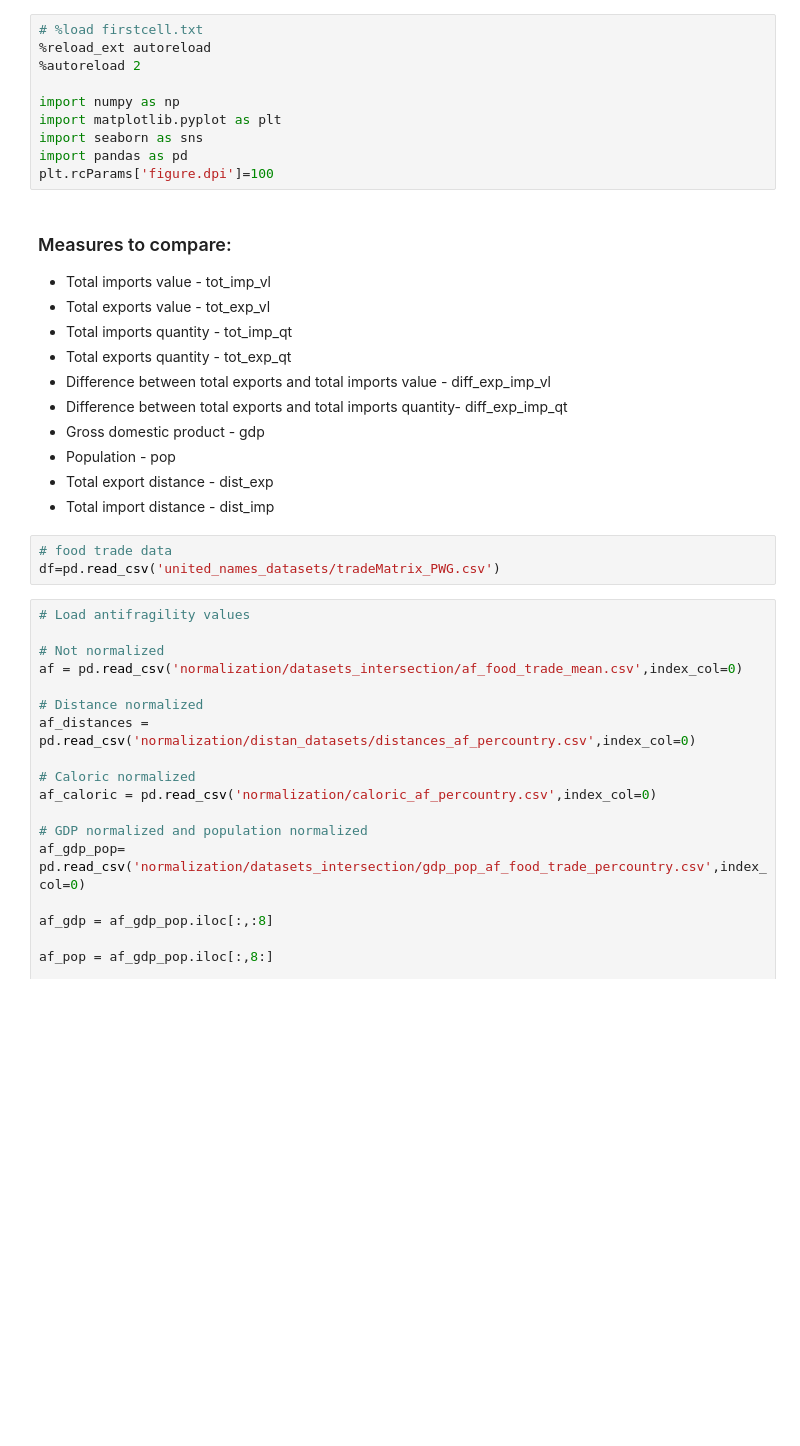
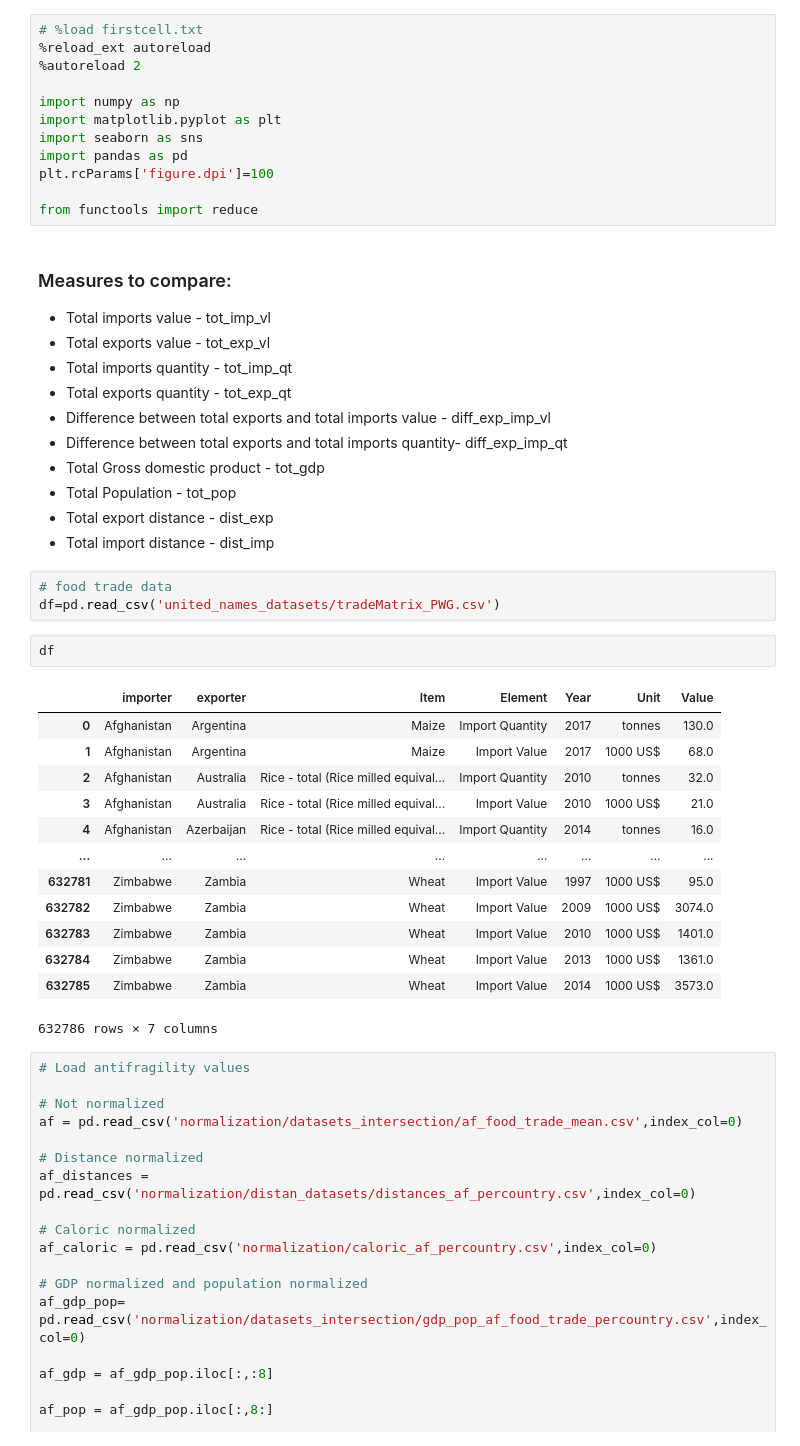
Before and after one commit to asim-v/AOFFTN, a Jupyter notebook: scatterplots_AF.ipynb, the cells around one changed output. Saved outputs shown, nothing was run; the diff lists cells and outputs as text; blank space fills up the shorter version.

```diff
--- a/scatterplots_AF.ipynb
+++ b/scatterplots_AF.ipynb
@@ -8,6 +8,8 @@ import matplotlib.pyplot as plt
 import seaborn as sns
 import pandas as pd
 plt.rcParams['figure.dpi']=100
+
+from functools import reduce
 # %% [markdown]
 ### Measures to compare:
 
@@ -17,13 +19,29 @@ plt.rcParams['figure.dpi']=100
 + Total exports quantity - tot_exp_qt
 + Difference between total exports and total imports value - diff_exp_imp_vl
 + Difference between total exports and total imports quantity- diff_exp_imp_qt
-+ Gross domestic product - gdp
-+ Population - pop
++ Total Gross domestic product - tot_gdp
++ Total Population - tot_pop
 + Total export distance - dist_exp
 + Total import distance - dist_imp
 # %%
 # food trade data
 df=pd.read_csv('united_names_datasets/tradeMatrix_PWG.csv')
+# %%
+df
+# %% [output]
+|  | importer | exporter | Item | Element | Year | Unit | Value |
+| 0 | Afghanistan | Argentina | Maize | Import Quantity | 2017 | tonnes | 130.0 |
+| 1 | Afghanistan | Argentina | Maize | Import Value | 2017 | 1000 US$ | 68.0 |
+| 2 | Afghanistan | Australia | Rice - total (Rice milled equival... | Import Quantity | 2010 | tonnes | 32.0 |
+| 3 | Afghanistan | Australia | Rice - total (Rice milled equival... | Import Value | 2010 | 1000 US$ | 21.0 |
+| 4 | Afghanistan | Azerbaijan | Rice - total (Rice milled equival... | Import Quantity | 2014 | tonnes | 16.0 |
+| ... | ... | ... | ... | ... | ... | ... | ... |
+| 632781 | Zimbabwe | Zambia | Wheat | Import Value | 1997 | 1000 US$ | 95.0 |
+| 632782 | Zimbabwe | Zambia | Wheat | Import Value | 2009 | 1000 US$ | 3074.0 |
+| 632783 | Zimbabwe | Zambia | Wheat | Import Value | 2010 | 1000 US$ | 1401.0 |
+| 632784 | Zimbabwe | Zambia | Wheat | Import Value | 2013 | 1000 US$ | 1361.0 |
+| 632785 | Zimbabwe | Zambia | Wheat | Import Value | 2014 | 1000 US$ | 3573.0 |
+632786 rows × 7 columns
 # %%
 # Load antifragility values
 
```
Also changed, not shown: parts of 11 cells of this notebook, 1 other file.
